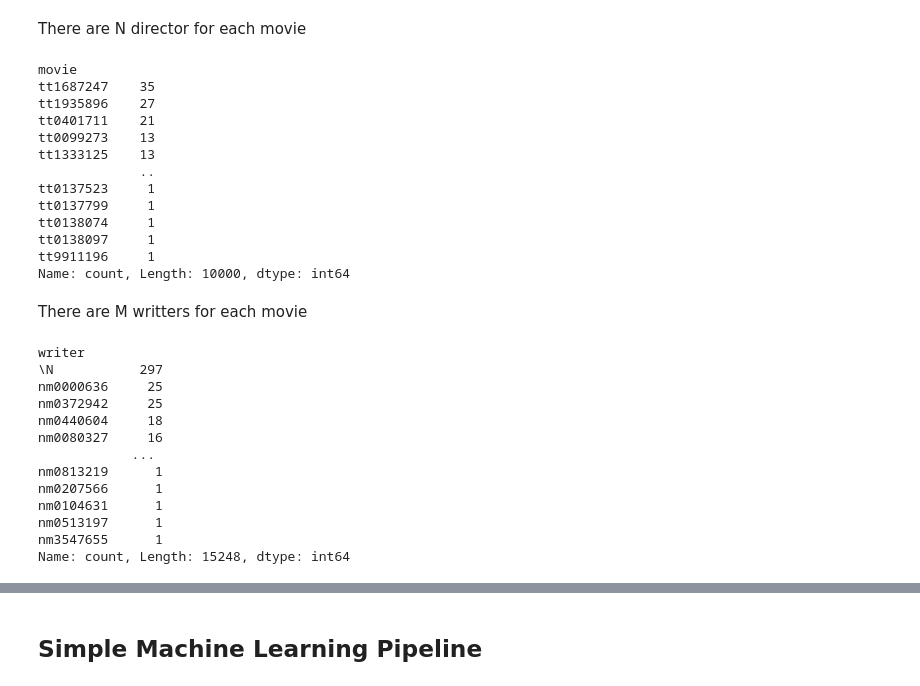
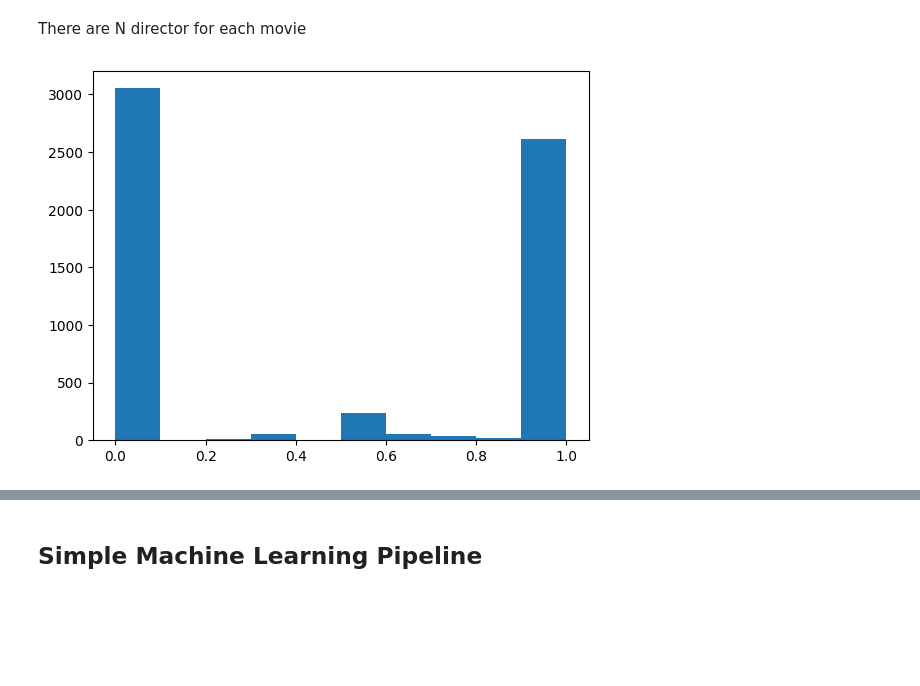
Before and after one commit to 8toz/BigDataProject_IMDB, a Jupyter notebook: imdb.ipynb, the cells around one changed output, grey strips where cells are left out. Saved outputs shown, nothing was run; the diff lists cells and outputs as text; code cells hidden in the pictures; blank space fills up the shorter version.

Commit message:
added new feature director and writer score (overfits on the training data)

```diff
--- a/imdb.ipynb
+++ b/imdb.ipynb
@@ -61,40 +65,13 @@ Test shape:  (1086, 7)
 ## EDA
 # %% [markdown]
 There are N director for each movie
-# %%
-directors_df = pd.read_json(os.path.join(files, "directing.json"))
-directors_df["movie"].value_counts()
-# %% [output]
-movie
-tt1687247    35
-tt1935896    27
-tt0401711    21
-tt0099273    13
-tt1333125    13
-             ..
-tt0137523     1
-tt0137799     1
-tt0138074     1
-tt0138097     1
-tt9911196     1
-Name: count, Length: 10000, dtype: int64
-# %% [markdown]
-There are M writters for each movie
-# %%
-writers_df = pd.read_json(os.path.join(files, "writing.json"))
-writers_df["movie"].value_counts()
-writers_df["writer"].value_counts()
-# %% [output]
-writer
-\N           297
-nm0000636     25
-nm0372942     25
-nm0440604     18
-nm0080327     16
-            ...
-nm0813219      1
-nm0207566      1
-nm0104631      1
-nm0513197      1
-nm3547655      1
-Name: count, Length: 15248, dtype: int64
+# %%
+directing_score = directing_df.merge(train, how="inner", left_on="movie", right_on="tconst")
+directing_score = directing_score.groupby("director").agg([ "sum", "count"])["label"]
+directing_score["score"] = directing_score["sum"]/directing_score["count"]
+directing_df = directing_df.merge(directing_score, how="left", left_on="director", right_on="director")
+directing_df = directing_df.fillna(0.5)
+plt.hist(directing_score["score"])
+plt.show()
+# %% [output]
+[figure, added]
```
Also changed, not shown: parts of 14 cells of this notebook, 2 other files.
